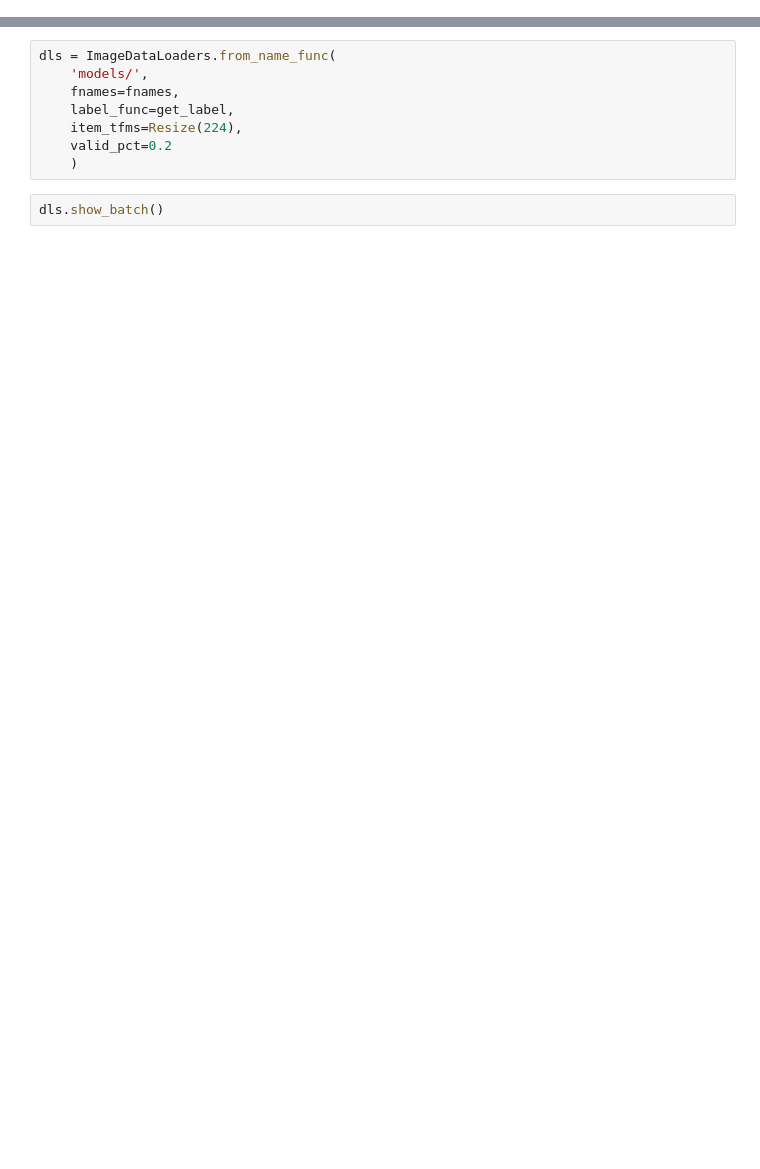
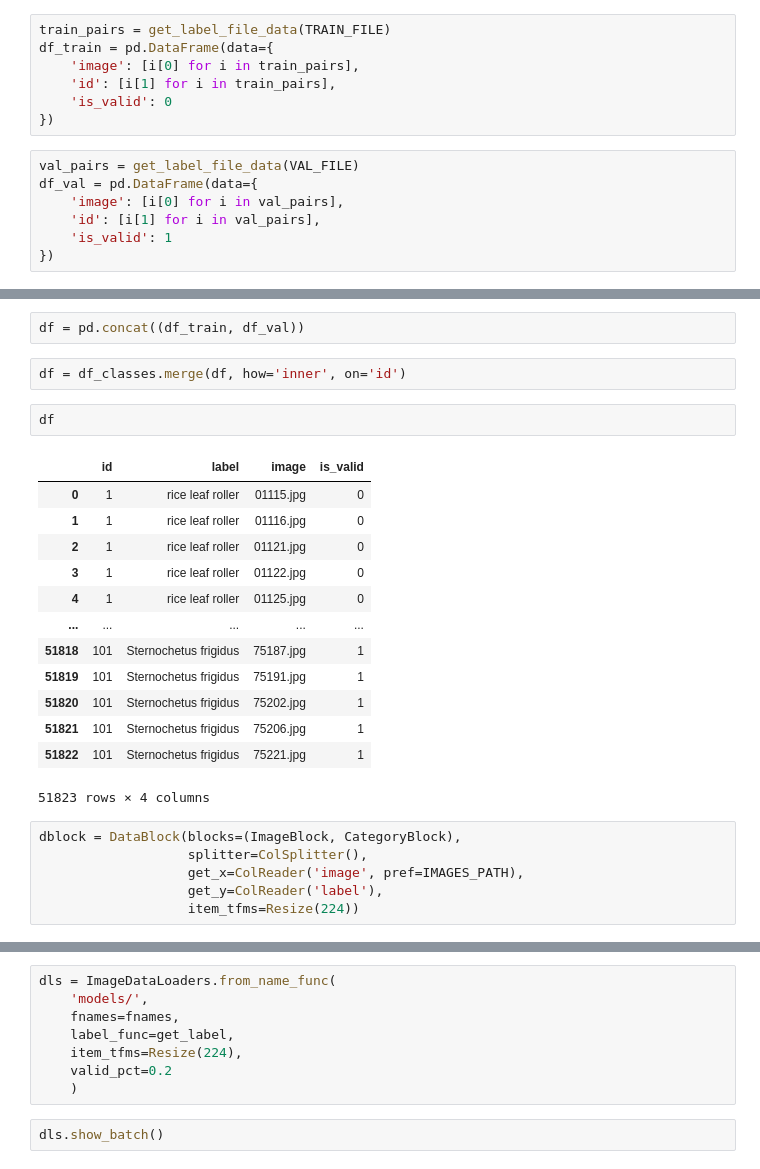
Before and after one commit to lbvx/AprendizadoDeMaquina, a Jupyter notebook: trabalho.ipynb, the cells around one changed output, grey strips where cells are left out. Saved outputs shown, nothing was run; the diff lists cells and outputs as text; blank space fills up the shorter version.

```diff
--- a/trabalho.ipynb
+++ b/trabalho.ipynb
@@ -5,0 +52,14 @@ import os
+# %%
+train_pairs = get_label_file_data(TRAIN_FILE)
+df_train = pd.DataFrame(data={
+    'image': [i[0] for i in train_pairs],
+    'id': [i[1] for i in train_pairs],
+    'is_valid': 0
+})
+# %%
+val_pairs = get_label_file_data(VAL_FILE)
+df_val = pd.DataFrame(data={
+    'image': [i[0] for i in val_pairs],
+    'id': [i[1] for i in val_pairs],
+    'is_valid': 1
+})
@@ -5,0 +86,26 @@ import os
+# %%
+df = pd.concat((df_train, df_val))
+# %%
+df = df_classes.merge(df, how='inner', on='id')
+# %%
+df
+# %% [output]
+|  | id | label | image | is_valid |
+| 0 | 1 | rice leaf roller | 01115.jpg | 0 |
+| 1 | 1 | rice leaf roller | 01116.jpg | 0 |
+| 2 | 1 | rice leaf roller | 01121.jpg | 0 |
+| 3 | 1 | rice leaf roller | 01122.jpg | 0 |
+| 4 | 1 | rice leaf roller | 01125.jpg | 0 |
+| ... | ... | ... | ... | ... |
+| 51818 | 101 | Sternochetus frigidus | 75187.jpg | 1 |
+| 51819 | 101 | Sternochetus frigidus | 75191.jpg | 1 |
+| 51820 | 101 | Sternochetus frigidus | 75202.jpg | 1 |
+| 51821 | 101 | Sternochetus frigidus | 75206.jpg | 1 |
+| 51822 | 101 | Sternochetus frigidus | 75221.jpg | 1 |
+51823 rows × 4 columns
+# %%
+dblock = DataBlock(blocks=(ImageBlock, CategoryBlock),
+                   splitter=ColSplitter(),
+                   get_x=ColReader('image', pref=IMAGES_PATH),
+                   get_y=ColReader('label'),
+                   item_tfms=Resize(224))
```
Also changed, not shown: parts of 18 cells of this notebook.
